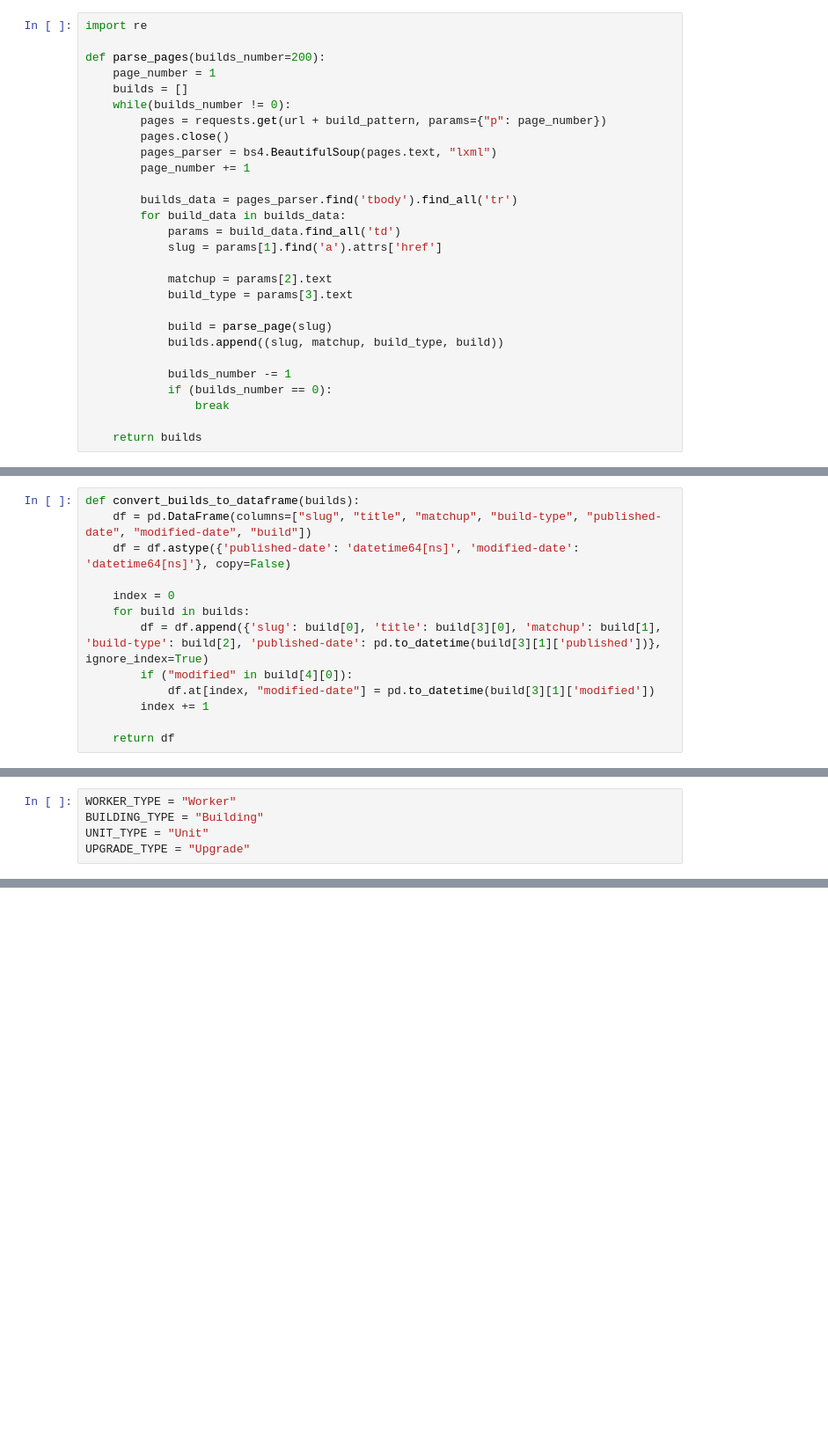
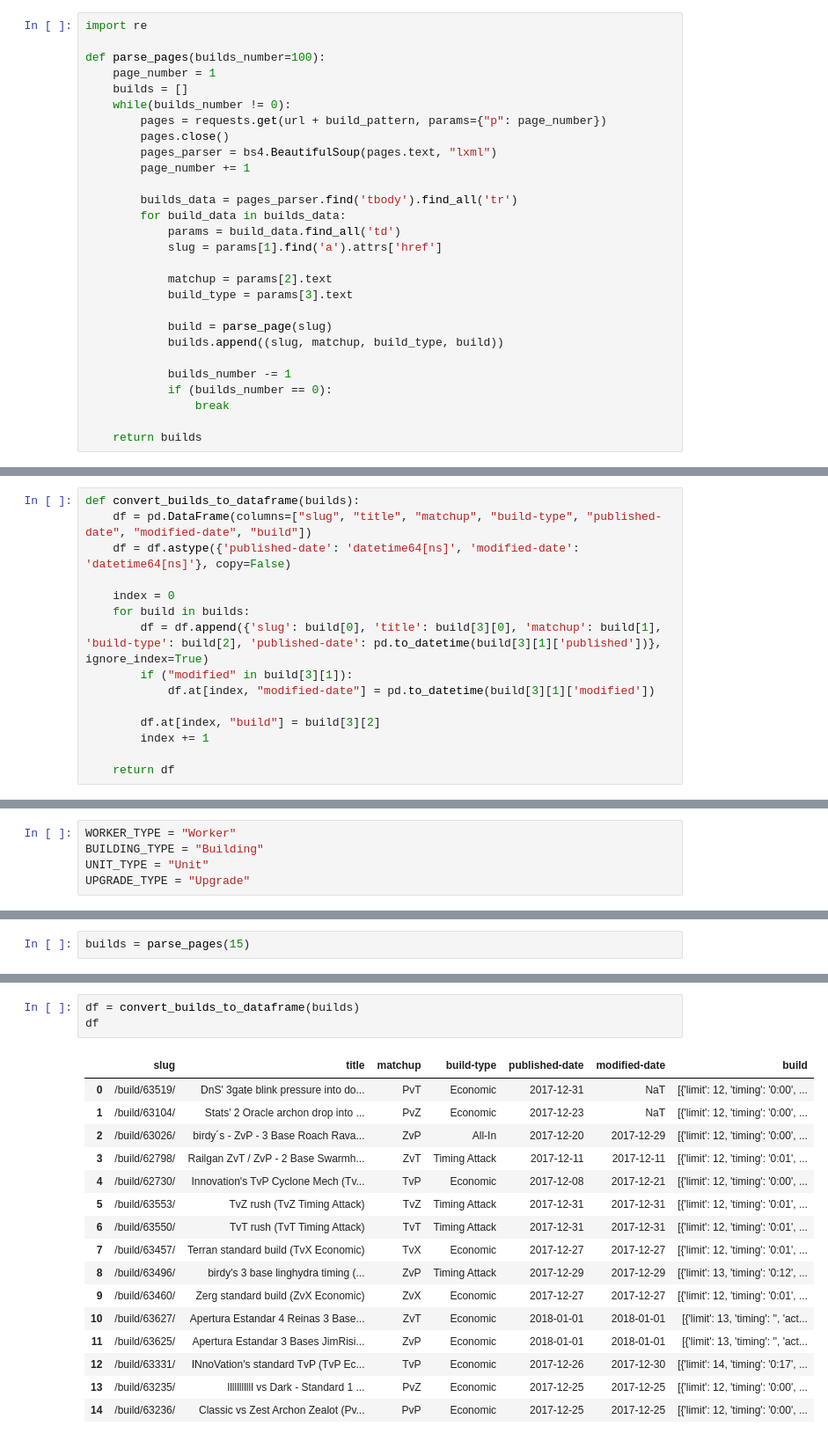
Before and after one commit to ternaryCat/starcraft-spawning_tool-parser, a Jupyter notebook: parser.ipynb, the cells around one changed output, grey strips where cells are left out. Shown: that part at 88% size. Drawn from its saved outputs; the diff is of its cells as text; blank space fills up the shorter version.

```diff
--- a/parser.ipynb
+++ b/parser.ipynb
@@ -182,7 +182,7 @@ def parse_page(slug):
 # %%
 import re
 
-def parse_pages(builds_number=200):
+def parse_pages(builds_number=100):
     page_number = 1
     builds = []
     while(builds_number != 0):
@@ -253,8 +221,10 @@ def convert_builds_to_dataframe(builds):
     index = 0
     for build in builds:
         df = df.append({'slug': build[0], 'title': build[3][0], 'matchup': build[1], 'build-type': build[2], 'published-date': pd.to_datetime(build[3][1]['published'])}, ignore_index=True)
-        if ("modified" in build[4][0]):
+        if ("modified" in build[3][1]):
             df.at[index, "modified-date"] = pd.to_datetime(build[3][1]['modified'])
+
+        df.at[index, "build"] = build[3][2]
         index += 1
 
     return df
@@ -289,0 +316,2 @@ def convert_builds_to_str(build, show_workers=False, show_buildings=True, show_u
+# %%
+builds = parse_pages(15)
@@ -289,0 +324,20 @@ def convert_builds_to_str(build, show_workers=False, show_buildings=True, show_u
+# %%
+df = convert_builds_to_dataframe(builds)
+df
+# %% [output]
+|  | slug | title | matchup | build-type | published-date | modified-date | build |
+| 0 | /build/63519/ | DnS' 3gate blink pressure into do... | PvT | Economic | 2017-12-31 | NaT | [{'limit': 12, 'timing': '0:00', ... |
+| 1 | /build/63104/ | Stats' 2 Oracle archon drop into ... | PvZ | Economic | 2017-12-23 | NaT | [{'limit': 12, 'timing': '0:00', ... |
+| 2 | /build/63026/ | birdy´s - ZvP - 3 Base Roach Rava... | ZvP | All-In | 2017-12-20 | 2017-12-29 | [{'limit': 12, 'timing': '0:00', ... |
+| 3 | /build/62798/ | Railgan ZvT / ZvP - 2 Base Swarmh... | ZvT | Timing Attack | 2017-12-11 | 2017-12-11 | [{'limit': 12, 'timing': '0:01', ... |
+| 4 | /build/62730/ | Innovation's TvP Cyclone Mech (Tv... | TvP | Economic | 2017-12-08 | 2017-12-21 | [{'limit': 12, 'timing': '0:00', ... |
+| 5 | /build/63553/ | TvZ rush (TvZ Timing Attack) | TvZ | Timing Attack | 2017-12-31 | 2017-12-31 | [{'limit': 12, 'timing': '0:01', ... |
+| 6 | /build/63550/ | TvT rush (TvT Timing Attack) | TvT | Timing Attack | 2017-12-31 | 2017-12-31 | [{'limit': 12, 'timing': '0:01', ... |
+| 7 | /build/63457/ | Terran standard build (TvX Economic) | TvX | Economic | 2017-12-27 | 2017-12-27 | [{'limit': 12, 'timing': '0:01', ... |
+| 8 | /build/63496/ | birdy's 3 base linghydra timing (... | ZvP | Timing Attack | 2017-12-29 | 2017-12-29 | [{'limit': 13, 'timing': '0:12', ... |
+| 9 | /build/63460/ | Zerg standard build (ZvX Economic) | ZvX | Economic | 2017-12-27 | 2017-12-27 | [{'limit': 12, 'timing': '0:01', ... |
+| 10 | /build/63627/ | Apertura Estandar 4 Reinas 3 Base... | ZvT | Economic | 2018-01-01 | 2018-01-01 | [{'limit': 13, 'timing': '', 'act... |
+| 11 | /build/63625/ | Apertura Estandar 3 Bases JimRisi... | ZvP | Economic | 2018-01-01 | 2018-01-01 | [{'limit': 13, 'timing': '', 'act... |
+| 12 | /build/63331/ | INnoVation's standard TvP (TvP Ec... | TvP | Economic | 2017-12-26 | 2017-12-30 | [{'limit': 14, 'timing': '0:17', ... |
+| 13 | /build/63235/ | lllllllllll vs Dark - Standard 1 ... | PvZ | Economic | 2017-12-25 | 2017-12-25 | [{'limit': 12, 'timing': '0:00', ... |
+| 14 | /build/63236/ | Classic vs Zest Archon Zealot (Pv... | PvP | Economic | 2017-12-25 | 2017-12-25 | [{'limit': 12, 'timing': '0:00', ... |
```
Also changed, not shown: parts of 18 cells of this notebook.
